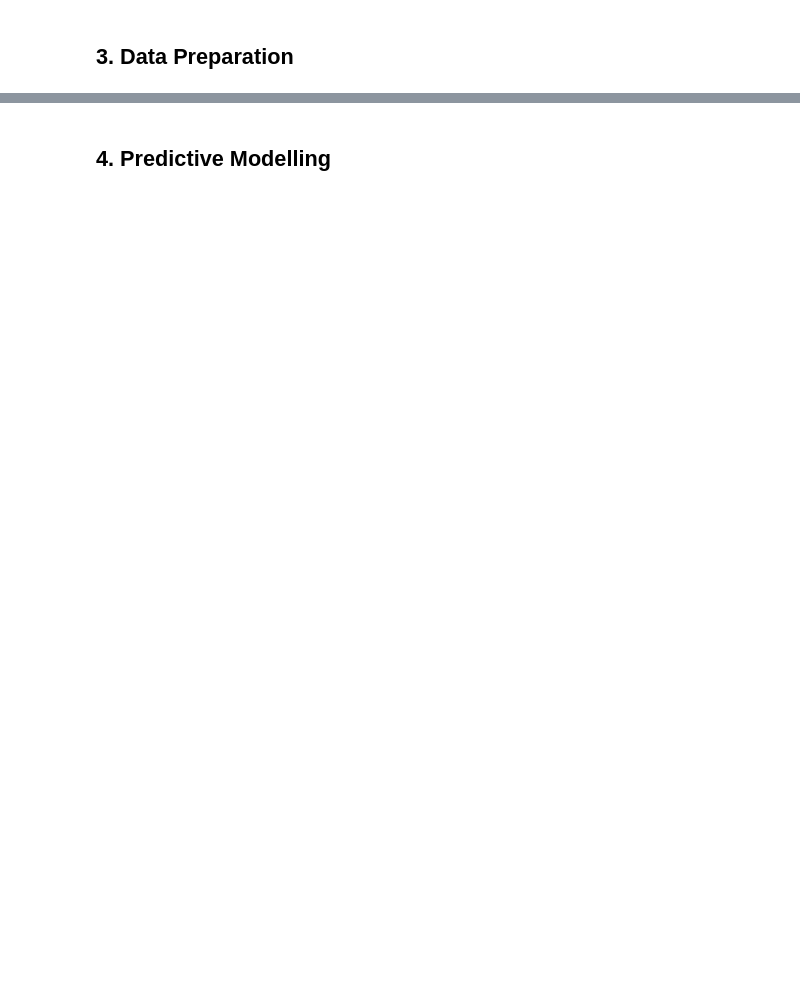
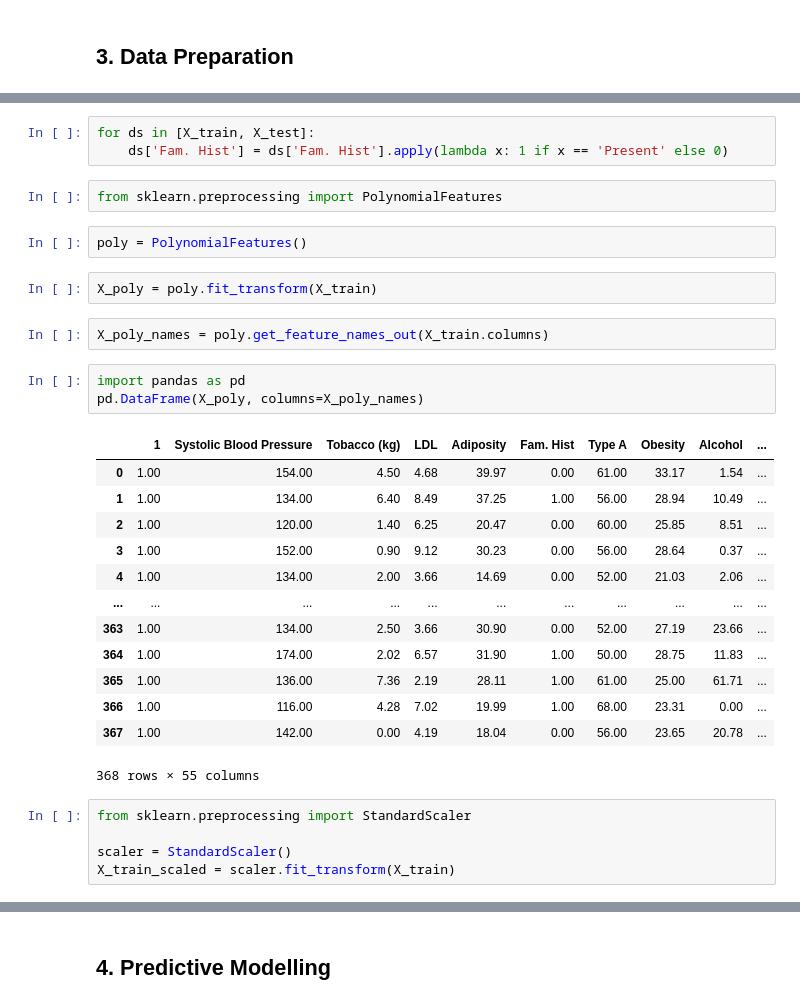
Before and after one commit to hpi-dhc/dm4dh-2023, a Jupyter notebook: 2_ML_Process.ipynb, the cells around one changed output, grey strips where cells are left out. Drawn from its saved outputs; the diff is of its cells as text; blank space fills up the shorter version.

```diff
--- a/2_ML_Process.ipynb
+++ b/2_ML_Process.ipynb
@@ -10,0 +115,33 @@
+# %%
+for ds in [X_train, X_test]:
+    ds['Fam. Hist'] = ds['Fam. Hist'].apply(lambda x: 1 if x == 'Present' else 0)
+# %%
+from sklearn.preprocessing import PolynomialFeatures
+# %%
+poly = PolynomialFeatures()
+# %%
+X_poly = poly.fit_transform(X_train)
+# %%
+X_poly_names = poly.get_feature_names_out(X_train.columns)
+# %%
+import pandas as pd
+pd.DataFrame(X_poly, columns=X_poly_names)
+# %% [output]
+|  | 1 | Systolic Blood Pressure | Tobacco (kg) | LDL | Adiposity | Fam. Hist | Type A | Obesity | Alcohol | ... |
+| 0 | 1.00 | 154.00 | 4.50 | 4.68 | 39.97 | 0.00 | 61.00 | 33.17 | 1.54 | ... |
+| 1 | 1.00 | 134.00 | 6.40 | 8.49 | 37.25 | 1.00 | 56.00 | 28.94 | 10.49 | ... |
+| 2 | 1.00 | 120.00 | 1.40 | 6.25 | 20.47 | 0.00 | 60.00 | 25.85 | 8.51 | ... |
+| 3 | 1.00 | 152.00 | 0.90 | 9.12 | 30.23 | 0.00 | 56.00 | 28.64 | 0.37 | ... |
+| 4 | 1.00 | 134.00 | 2.00 | 3.66 | 14.69 | 0.00 | 52.00 | 21.03 | 2.06 | ... |
+| ... | ... | ... | ... | ... | ... | ... | ... | ... | ... | ... |
+| 363 | 1.00 | 134.00 | 2.50 | 3.66 | 30.90 | 0.00 | 52.00 | 27.19 | 23.66 | ... |
+| 364 | 1.00 | 174.00 | 2.02 | 6.57 | 31.90 | 1.00 | 50.00 | 28.75 | 11.83 | ... |
+| 365 | 1.00 | 136.00 | 7.36 | 2.19 | 28.11 | 1.00 | 61.00 | 25.00 | 61.71 | ... |
+| 366 | 1.00 | 116.00 | 4.28 | 7.02 | 19.99 | 1.00 | 68.00 | 23.31 | 0.00 | ... |
+| 367 | 1.00 | 142.00 | 0.00 | 4.19 | 18.04 | 0.00 | 56.00 | 23.65 | 20.78 | ... |
+368 rows × 55 columns
+# %%
+from sklearn.preprocessing import StandardScaler
+
+scaler = StandardScaler()
+X_train_scaled = scaler.fit_transform(X_train)
```
Also changed, not shown: parts of 39 cells of this notebook, 2 other files.
